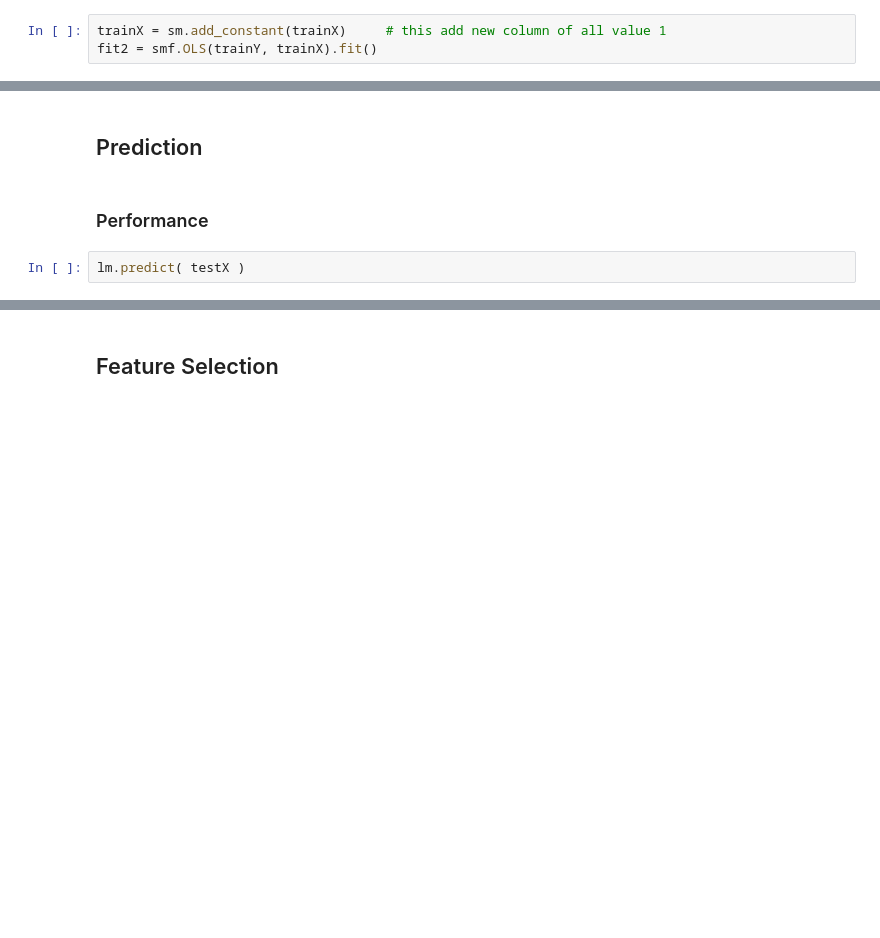
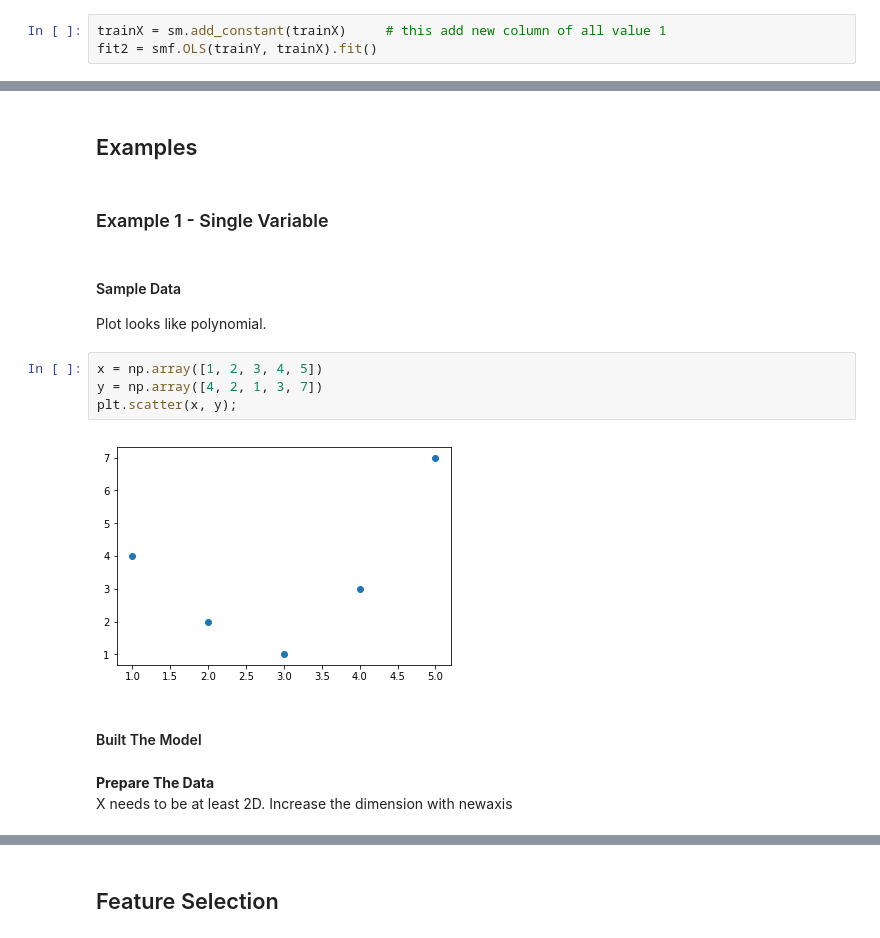
Before and after one commit to yongks/python_book, a Jupyter notebook: 03-sklearn.ipynb, the cells around one changed output, grey strips where cells are left out. Cells and saved outputs as stored; diff of their text form; blank space fills up the shorter version.

```diff
--- a/03-sklearn.ipynb
+++ b/03-sklearn.ipynb
@@ -246,6 +313,18 @@ print (fit2.summary())
 # %% [markdown]
-## Prediction
+## Examples
-# %% [markdown]
-### Performance
-# %%
-lm.predict( testX )
+# %% [markdown]
+### Example 1 - Single Variable
+# %% [markdown]
+#### Sample Data
+Plot looks like polynomial.
+# %%
+x = np.array([1, 2, 3, 4, 5])
+y = np.array([4, 2, 1, 3, 7])
+plt.scatter(x, y);
+# %% [output]
+[figure, added]
+# %% [markdown]
+#### Built The Model
+# %% [markdown]
+**Prepare The Data**
+X needs to be at least 2D. Increase the dimension with newaxis
```
Also changed, not shown: parts of 44 cells of this notebook, 7 other files.
